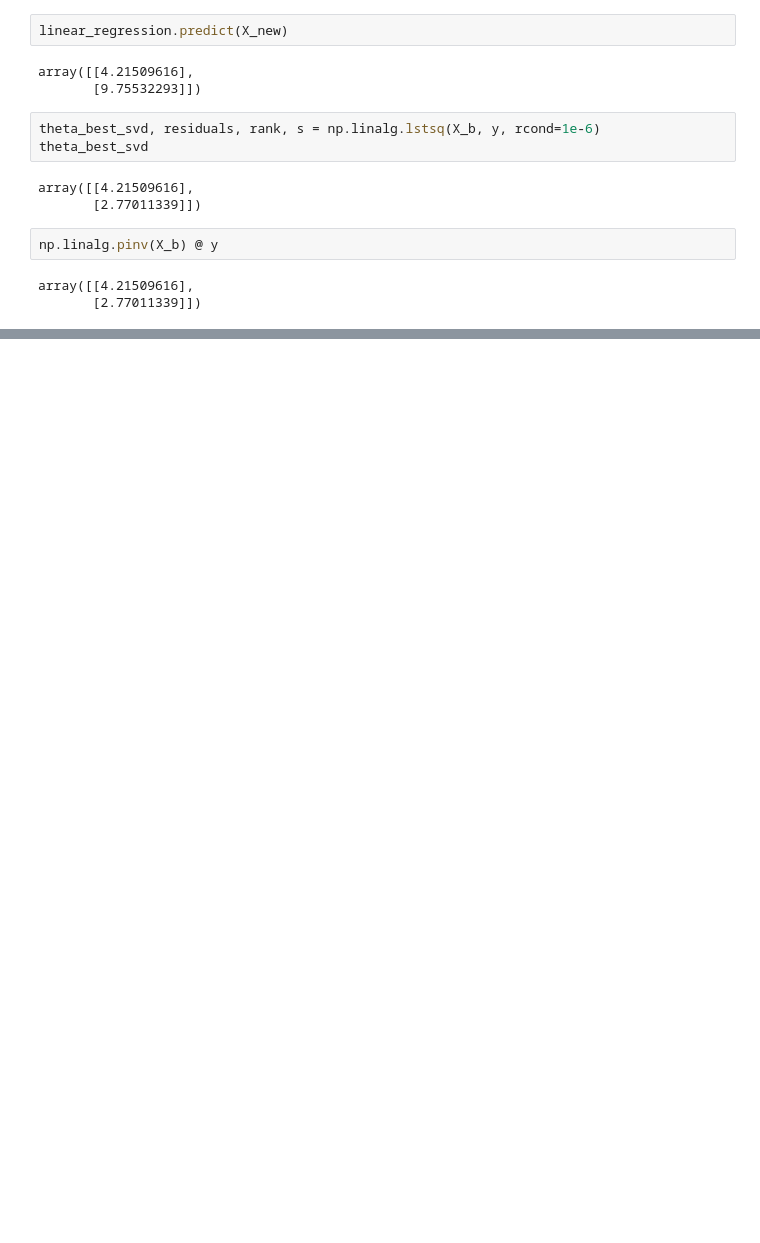
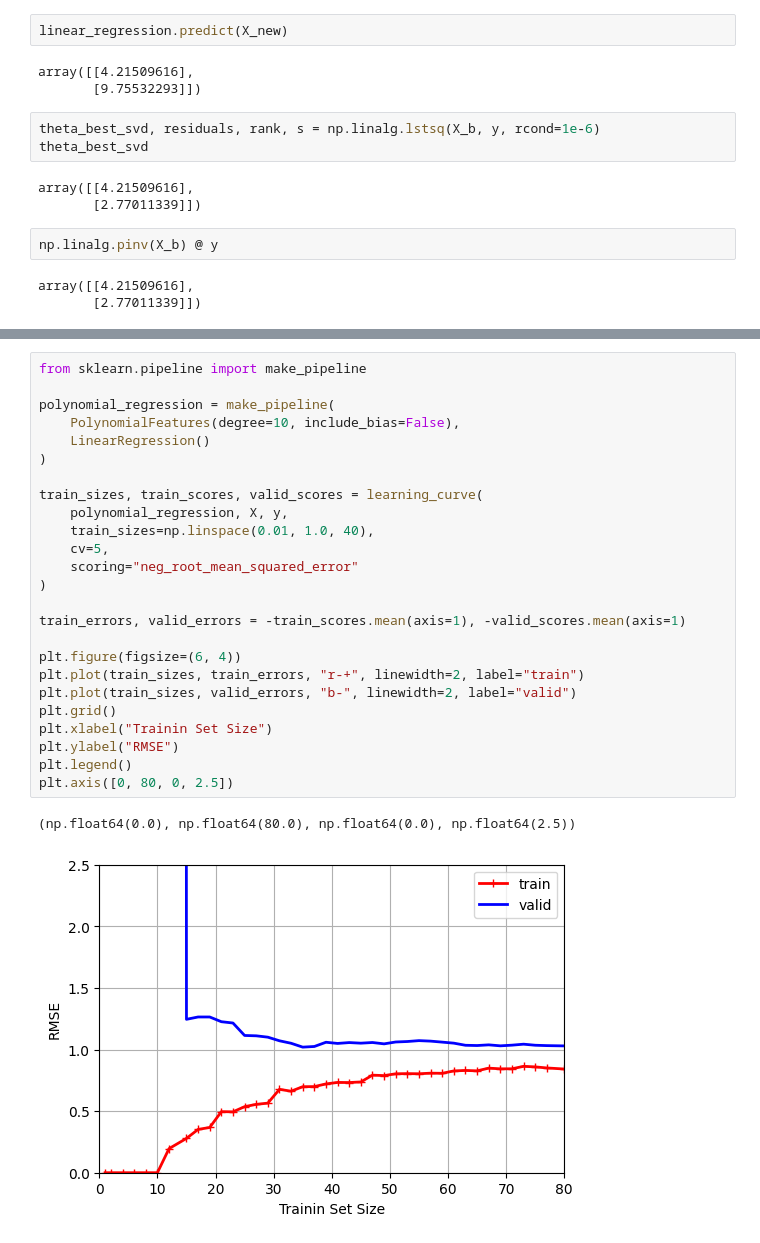
Before and after one commit to DaringUnicorn/hands-on-machine-learning, a Jupyter notebook: practice/04_training_models.ipynb, the cells around one changed output, grey strips where cells are left out. Saved outputs shown, nothing was run; the diff lists cells and outputs as text; blank space fills up the shorter version.

```diff
--- a/practice/04_training_models.ipynb
+++ b/practice/04_training_models.ipynb
@@ -72,0 +208,28 @@ array([[4.21509616],
+# %%
+from sklearn.pipeline import make_pipeline
+
+polynomial_regression = make_pipeline(
+    PolynomialFeatures(degree=10, include_bias=False),
+    LinearRegression()
+)
+
+train_sizes, train_scores, valid_scores = learning_curve(
+    polynomial_regression, X, y,
+    train_sizes=np.linspace(0.01, 1.0, 40),
+    cv=5,
+    scoring="neg_root_mean_squared_error"
+)
+
+train_errors, valid_errors = -train_scores.mean(axis=1), -valid_scores.mean(axis=1)
+
+plt.figure(figsize=(6, 4))
+plt.plot(train_sizes, train_errors, "r-+", linewidth=2, label="train")
+plt.plot(train_sizes, valid_errors, "b-", linewidth=2, label="valid")
+plt.grid()
+plt.xlabel("Trainin Set Size")
+plt.ylabel("RMSE")
+plt.legend()
+plt.axis([0, 80, 0, 2.5])
+# %% [output]
+(np.float64(0.0), np.float64(80.0), np.float64(0.0), np.float64(2.5))
+[figure, added]
```
Also changed, not shown: parts of 21 cells of this notebook.
